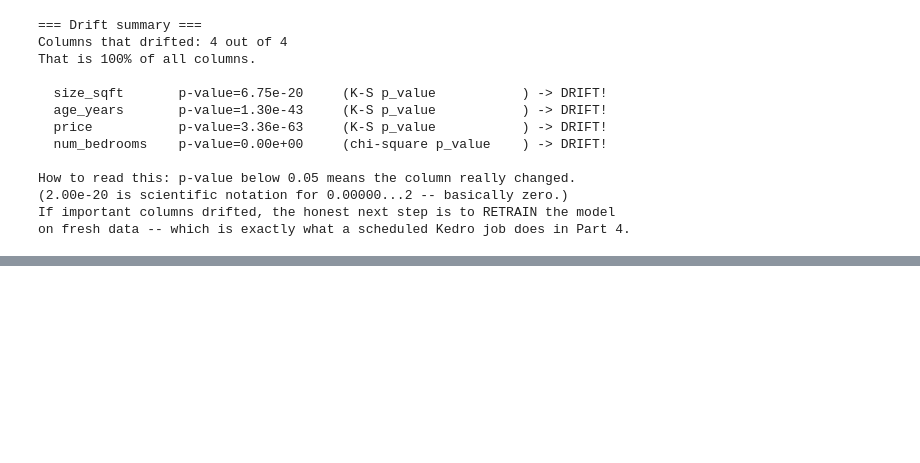
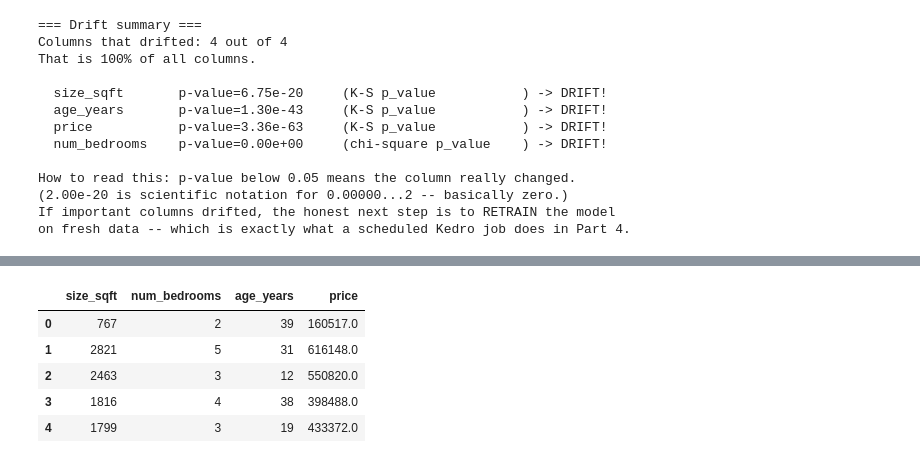
Before and after one commit to Smith-S-S/learn-with-me-kedro-azml, a Jupyter notebook: 01_simple_ml_project/note_learn.ipynb, the cells around one changed output, grey strips where cells are left out. Saved outputs shown, nothing was run; the diff lists cells and outputs as text; code cells hidden in the pictures; blank space fills up the shorter version.

```diff
--- a/01_simple_ml_project/note_learn.ipynb
+++ b/01_simple_ml_project/note_learn.ipynb
@@ -274,0 +346,4 @@ status
+# %%
+df = catalog.load("house_data")
+df.head()
+# %% [output]
@@ -274,0 +352,6 @@ status
+|  | size_sqft | num_bedrooms | age_years | price |
+| 0 | 767 | 2 | 39 | 160517.0 |
+| 1 | 2821 | 5 | 31 | 616148.0 |
+| 2 | 2463 | 3 | 12 | 550820.0 |
+| 3 | 1816 | 4 | 38 | 398488.0 |
+| 4 | 1799 | 3 | 19 | 433372.0 |
```
Also changed, not shown: parts of 23 cells of this notebook, 2 other files.
